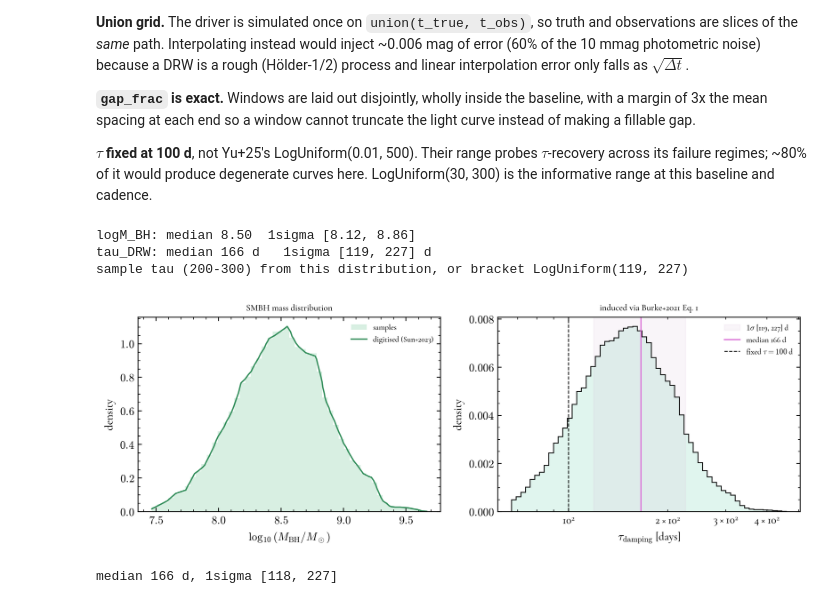
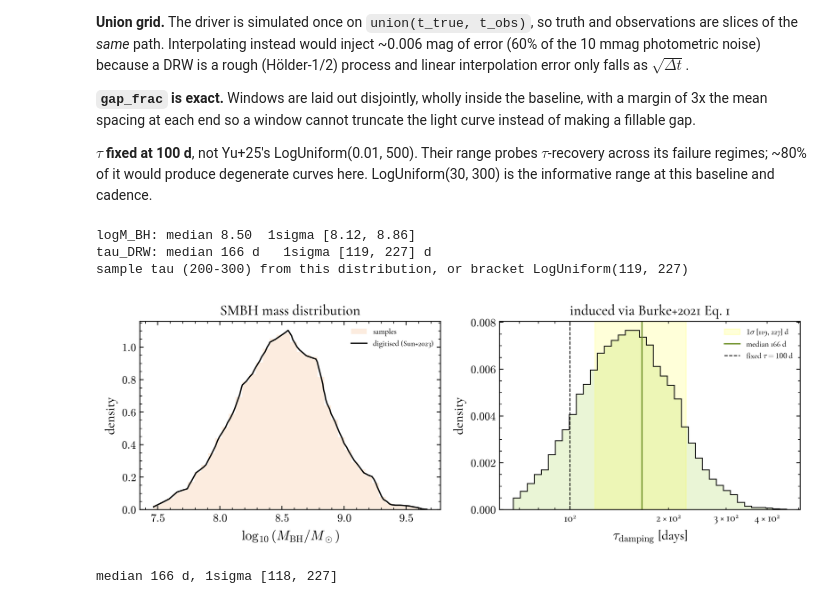
Before and after one commit to anacecilialr1/MASS-Thesis, a Jupyter notebook: framework/Stage0.ipynb, the cells around one changed output. Drawn from its saved outputs; the diff is of its cells as text; code cells hidden in the pictures.

```diff
--- a/framework/Stage0.ipynb
+++ b/framework/Stage0.ipynb
@@ -57,3 +57,6 @@ print(f"epochs per curve: {n.min()}-{n.max()} (mean {n.mean():.0f}); "
 # %% [output]
 2400 train / 600 val
 epochs per curve: 64-108 (mean 84); predicted n_obs*(1-gap_frac) = 84
+# %%
+r = np.concatenate([c["yerr"] / c["sigma"] for c in train_c])
+print(f"low-noise experiment  yerr/sigma:  min {r.min():.3f}  median {np.median(r):.3f}  max {r.max():.3f}")
@@ -161,7 +168,7 @@ padding OK -> Stage 1 can load this in the jax env
 
 
 # Burke+2021, Eq. 1
-#   tau_damping = 107 (+11/-12) d * (M_BH / 10^8 Msun)^0.38 ; rest-frame optical
+#   tau_damping = 107 (+11/-12) d * (M_BH / 10^8 Msun)^0.38  (rest-frame optical)
 TAU0, LOGM_PIV, SLOPE = 107.0, 8.0, 0.38
 
 
@@ -179,48 +186,48 @@ pM     = pM / np.trapezoid(pM, xM)
 # sample logM by inverse-CDF
 cdf  = np.concatenate([[0.0], np.cumsum(0.5 * (pM[1:] + pM[:-1]) * np.diff(xM))])
 cdf /= cdf[-1]
 rng  = np.random.default_rng(0)
 logM = np.interp(rng.uniform(size=400_000), cdf, xM)
 
 # tau
-tau = TAU0 * 10.0**(SLOPE * (logM - LOGM_PIV))            # days, rest-frame
+tau = TAU0 * 10.0**(SLOPE * (logM - LOGM_PIV)) # days
 lo, med, hi = np.percentile(tau, [16, 50, 84])
 print(f"logM_BH: median {np.median(logM):.2f}  1sigma [{np.percentile(logM,16):.2f}, {np.percentile(logM,84):.2f}]")
 print(f"tau_DRW: median {med:.0f} d   1sigma [{lo:.0f}, {hi:.0f}] d")
 print(f"sample tau (200-300) from this distribution, or bracket LogUniform({lo:.0f}, {hi:.0f})")
 
 
 fig, ax = plt.subplots(1, 2, figsize=(9, 3.3))
 
-# mass distribution: samples vs the digitised input
+# mass distribution
 #ax[0].hist(logM, bins=50, density=True, histtype="step", lw=0.8, edgecolor="black", label="samples")
-ax[0].hist(logM, bins=50, density=True, lw=0.8, edgecolor=None, facecolor="mediumseagreen" , alpha=0.2, label = "samples")
+ax[0].hist(logM, bins=40, density=True, lw=0.8, edgecolor=None, facecolor="sandybrown" , alpha=0.2, label = "samples")
 
-ax[0].plot(xM, pM, lw=1.2, label="digitised (Sun+2023)", color = "seagreen")
-ax[0].set_xlabel(r"$\log_{10}(M_{\rm BH}/M_\odot)$"); ax[0].set_ylabel("density")
-ax[0].legend(fontsize=7); ax[0].set_title("SMBH mass distribution", fontsize=8)
+ax[0].plot(xM, pM, lw=1.2, label="digitised (Sun+2023)", color = "black")
+ax[0].set_xlabel(r"$\log_{10}(M_{\rm BH}/M_\odot)$", fontsize = 12); ax[0].set_ylabel("density", fontsize = 12)
+ax[0].legend(fontsize=7); ax[0].set_title("SMBH mass distribution", fontsize=13)
 
 # tau distribution with the 1-sigma band
-ax[1].hist(tau, bins=np.logspace(np.log10(tau.min()), np.log10(tau.max()), 60),
+ax[1].hist(tau, bins=np.logspace(np.log10(tau.min()), np.log10(tau.max()), 40),
            density=True, histtype="step", lw=0.8, edgecolor="black")
-ax[1].hist(tau, bins=np.logspace(np.log10(tau.min()), np.log10(tau.max()), 60),
-           density=True, lw=0.8, edgecolor="none", facecolor="mediumaquamarine" , alpha=0.2)
-ax[1].axvspan(lo, hi, color="thistle", alpha=.15, label=r"$1\sigma$ [%.0f, %.0f] d" % (lo, hi))
-ax[1].axvline(med, color="orchid", lw=1.1, label="median %.0f d" % med)
+ax[1].hist(tau, bins=np.logspace(np.log10(tau.min()), np.log10(tau.max()), 40),
+           density=True, lw=0.8, edgecolor="none", facecolor="yellowgreen" , alpha=0.2)
+ax[1].axvspan(lo, hi, color="yellow", alpha=.15, label=r"$1\sigma$ [%.0f, %.0f] d" % (lo, hi))
+ax[1].axvline(med, color="olivedrab", lw=1.1, label="median %.0f d" % med)
 ax[1].axvline(100, color="k", lw=.8, ls="--", label=r"fixed $\tau=100$ d")
 ax[1].set_xscale("log")
-ax[1].set_xlabel(r"$\tau_{\rm damping}$ [days]")
-ax[1].set_ylabel("density")
-ax[1].legend(fontsize=7); ax[1].set_title("induced via Burke+2021 Eq. 1", fontsize=8)
+ax[1].set_xlabel(r"$\tau_{\rm damping}$ [days]", fontsize = 12)
+ax[1].set_ylabel("density", fontsize=12)
+ax[1].legend(fontsize=7); ax[1].set_title("induced via Burke+2021 Eq. 1", fontsize=13)
 
 fig.tight_layout()
 plt.savefig("/Users/anacecilialr/GitHub/MASS/MASS-Thesis/assets/5_figures/FixedTauExp/TauDist.pdf")
 plt.show()
 # %% [output]
 logM_BH: median 8.50  1sigma [8.12, 8.86]
 tau_DRW: median 166 d   1sigma [119, 227] d
 sample tau (200-300) from this distribution, or bracket LogUniform(119, 227)
-[figure, old version]
+[figure, new version]
 # %%
 
 plt.figure(figsize=(4, 3))
```
Also changed, not shown: parts of 3 cells of this notebook, 59 other files.
